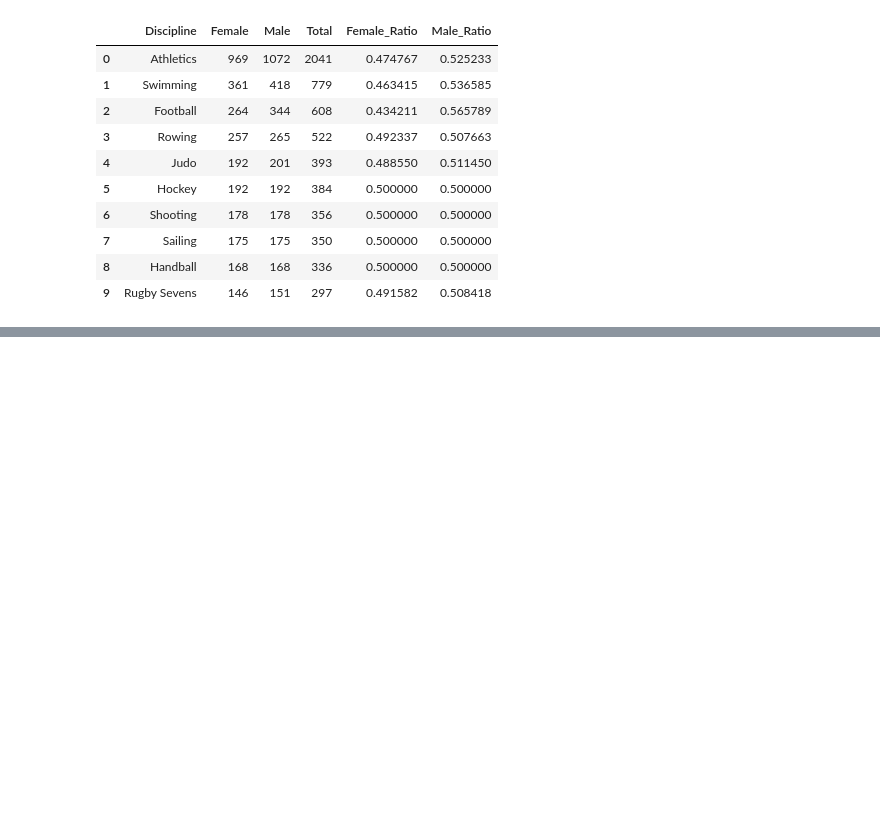
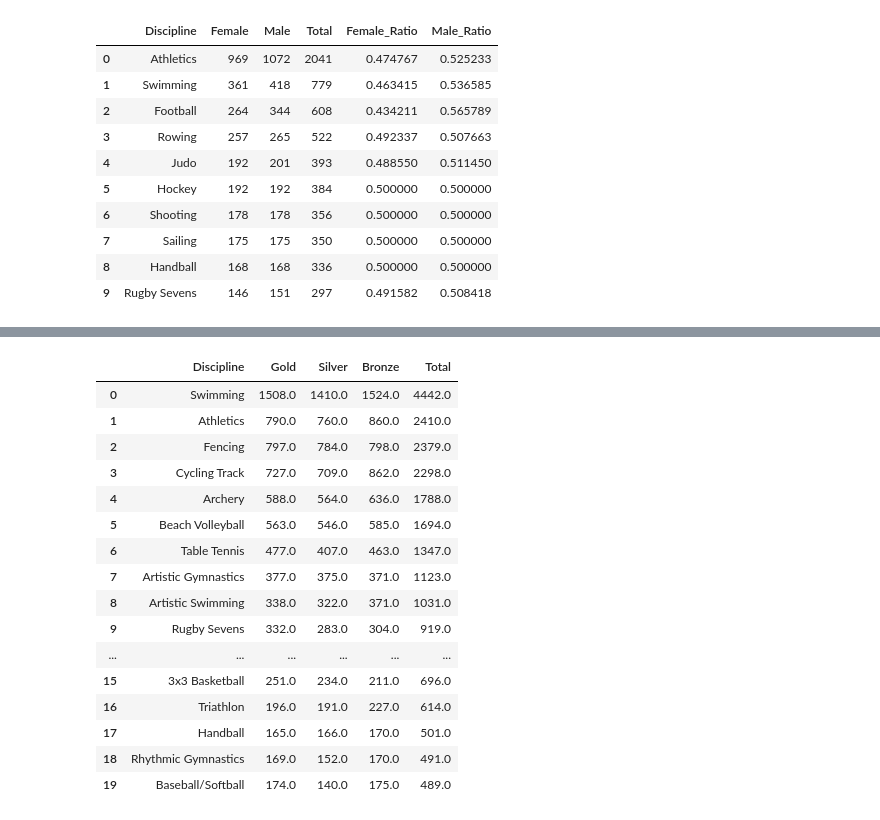
Before and after one commit to ravin1100/ML_Lectures, a Jupyter notebook: Assignments/2_Tokyo_2021_Olympics_Pandas_Assignment/tokyo_olympic_pandas_assignment.ipynb, the cells around one changed output, grey strips where cells are left out. Saved outputs shown, nothing was run; the diff lists cells and outputs as text; code cells hidden in the pictures; blank space fills up the shorter version.

```diff
--- a/Assignments/2_Tokyo_2021_Olympics_Pandas_Assignment/tokyo_olympic_pandas_assignment.ipynb
+++ b/Assignments/2_Tokyo_2021_Olympics_Pandas_Assignment/tokyo_olympic_pandas_assignment.ipynb
@@ -220,0 +225,27 @@ competition
+# %%
+# Medal tallies over sports categories
+medals_by_sport = (
+    teams_medals.groupby("Discipline")[["Gold", "Silver", "Bronze", "Total"]]
+    .sum()
+    .sort_values("Total", ascending=False)
+    .reset_index()
+)
+medals_by_sport
+# %% [output]
+|  | Discipline | Gold | Silver | Bronze | Total |
+| 0 | Swimming | 1508.0 | 1410.0 | 1524.0 | 4442.0 |
+| 1 | Athletics | 790.0 | 760.0 | 860.0 | 2410.0 |
+| 2 | Fencing | 797.0 | 784.0 | 798.0 | 2379.0 |
+| 3 | Cycling Track | 727.0 | 709.0 | 862.0 | 2298.0 |
+| 4 | Archery | 588.0 | 564.0 | 636.0 | 1788.0 |
+| 5 | Beach Volleyball | 563.0 | 546.0 | 585.0 | 1694.0 |
+| 6 | Table Tennis | 477.0 | 407.0 | 463.0 | 1347.0 |
+| 7 | Artistic Gymnastics | 377.0 | 375.0 | 371.0 | 1123.0 |
+| 8 | Artistic Swimming | 338.0 | 322.0 | 371.0 | 1031.0 |
+| 9 | Rugby Sevens | 332.0 | 283.0 | 304.0 | 919.0 |
+| ... | ... | ... | ... | ... | ... |
+| 15 | 3x3 Basketball | 251.0 | 234.0 | 211.0 | 696.0 |
+| 16 | Triathlon | 196.0 | 191.0 | 227.0 | 614.0 |
+| 17 | Handball | 165.0 | 166.0 | 170.0 | 501.0 |
+| 18 | Rhythmic Gymnastics | 169.0 | 152.0 | 170.0 | 491.0 |
+| 19 | Baseball/Softball | 174.0 | 140.0 | 175.0 | 489.0 |
```
Also changed, not shown: parts of 2 cells of this notebook, 6 other files.
